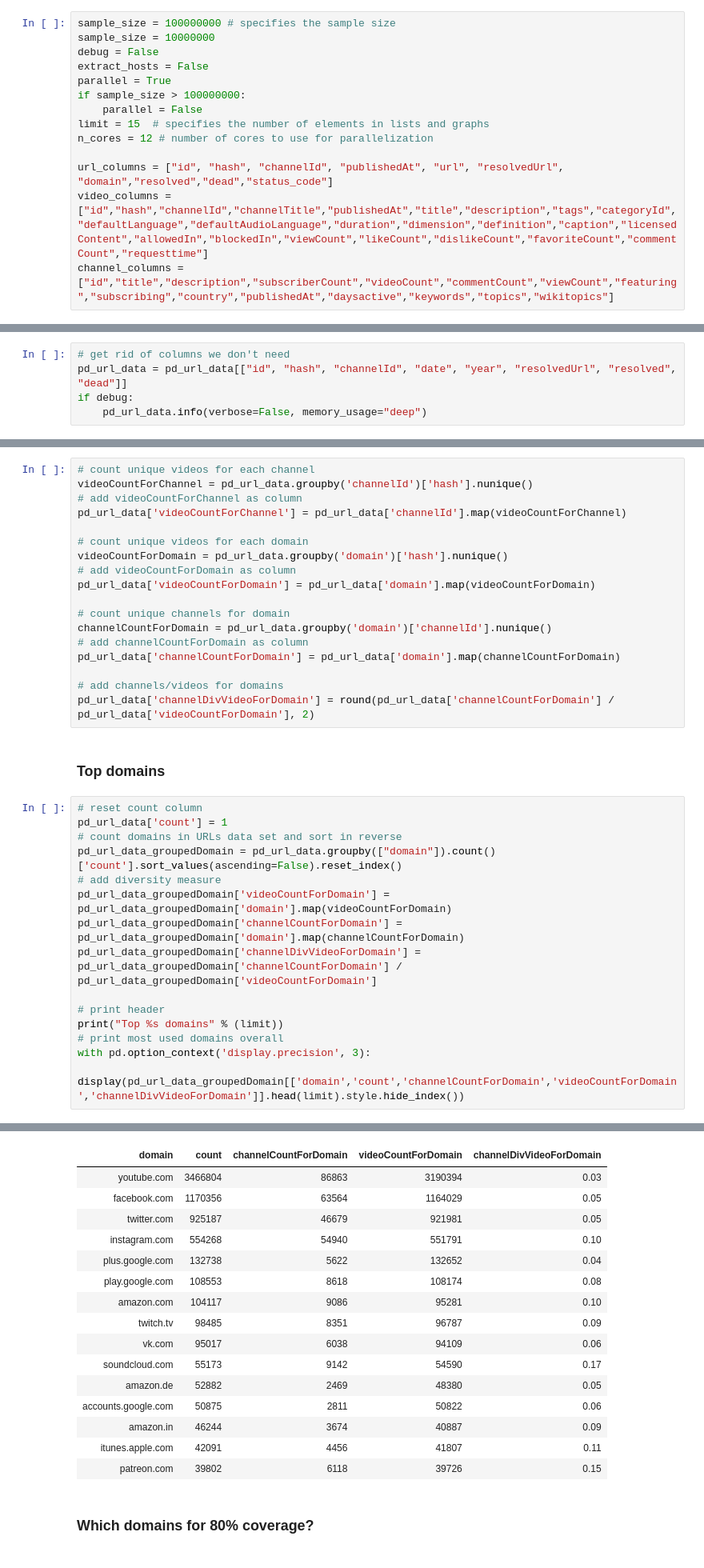
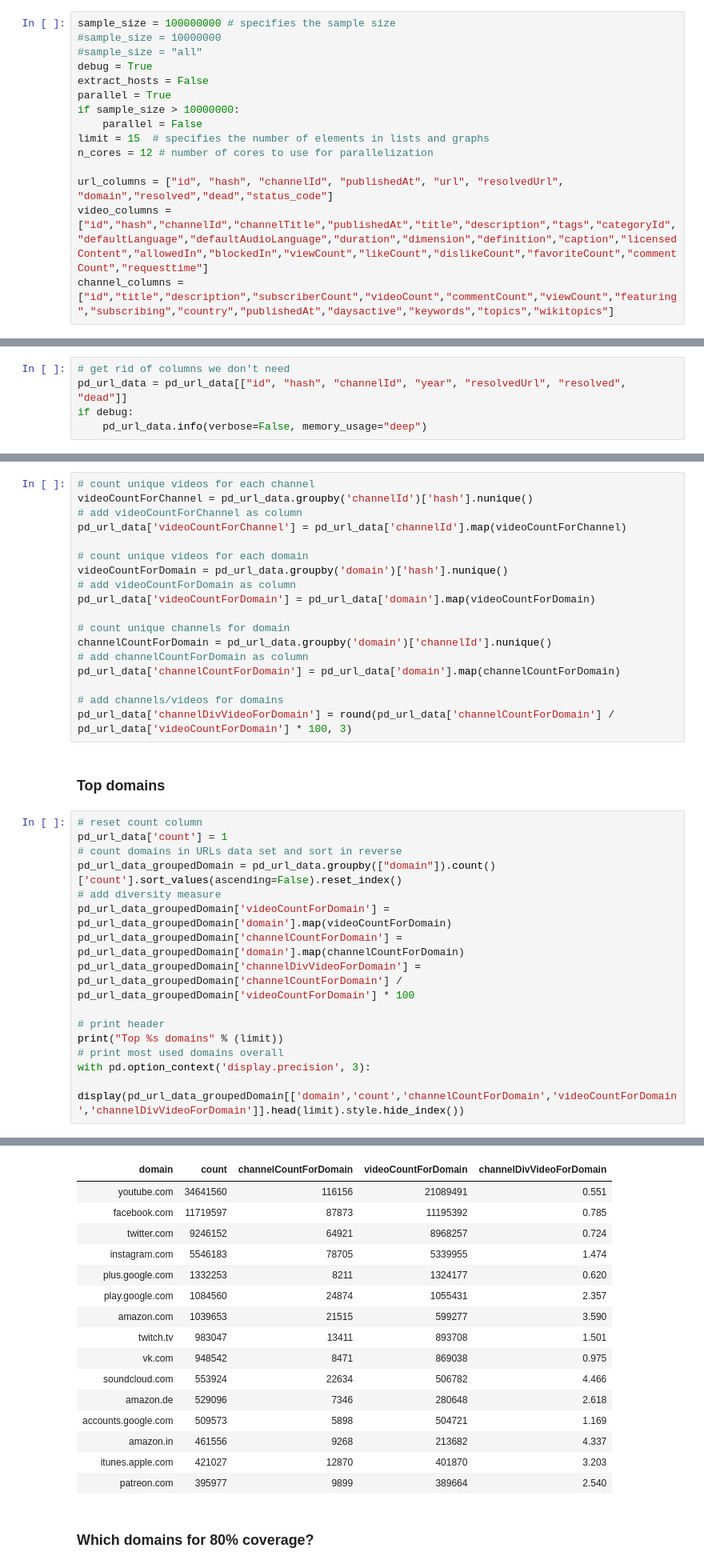
Before and after one commit to ErikBorra/yt_url_analysis, a Jupyter notebook: urls_analysis.ipynb, the cells around one changed output, grey strips where cells are left out. Shown: that part at 80% size. Drawn from its saved outputs; the diff is of its cells as text.

```diff
--- a/urls_analysis.ipynb
+++ b/urls_analysis.ipynb
@@ -5,11 +5,12 @@
 ### Data descriptions
 # %%
 sample_size = 100000000 # specifies the sample size
-sample_size = 10000000
-debug = False
+#sample_size = 10000000
+#sample_size = "all"
+debug = True
 extract_hosts = False
 parallel = True
-if sample_size > 100000000:
+if sample_size > 10000000:
     parallel = False
 limit = 15  # specifies the number of elements in lists and graphs
 n_cores = 12 # number of cores to use for parallelization
@@ -55,5 +68,5 @@ min date: 2005-11-12, max date: 2019-11-30
 # %%
 # get rid of columns we don't need
-pd_url_data = pd_url_data[["id", "hash", "channelId", "date", "year", "resolvedUrl", "resolved", "dead"]]
+pd_url_data = pd_url_data[["id", "hash", "channelId", "year", "resolvedUrl", "resolved", "dead"]]
 if debug:
     pd_url_data.info(verbose=False, memory_usage="deep")
@@ -276,42 +306,42 @@ channelCountForDomain = pd_url_data.groupby('domain')['channelId'].nunique()
 pd_url_data['channelCountForDomain'] = pd_url_data['domain'].map(channelCountForDomain)
 
 # add channels/videos for domains
-pd_url_data['channelDivVideoForDomain'] = round(pd_url_data['channelCountForDomain'] / pd_url_data['videoCountForDomain'], 2)
+pd_url_data['channelDivVideoForDomain'] = round(pd_url_data['channelCountForDomain'] / pd_url_data['videoCountForDomain'] * 100, 3)
 # %% [markdown]
 ### Top domains
 # %%
 # reset count column
 pd_url_data['count'] = 1
 # count domains in URLs data set and sort in reverse
 pd_url_data_groupedDomain = pd_url_data.groupby(["domain"]).count()['count'].sort_values(ascending=False).reset_index()
 # add diversity measure
 pd_url_data_groupedDomain['videoCountForDomain'] = pd_url_data_groupedDomain['domain'].map(videoCountForDomain)
 pd_url_data_groupedDomain['channelCountForDomain'] = pd_url_data_groupedDomain['domain'].map(channelCountForDomain)
-pd_url_data_groupedDomain['channelDivVideoForDomain'] = pd_url_data_groupedDomain['channelCountForDomain'] / pd_url_data_groupedDomain['videoCountForDomain']
+pd_url_data_groupedDomain['channelDivVideoForDomain'] = pd_url_data_groupedDomain['channelCountForDomain'] / pd_url_data_groupedDomain['videoCountForDomain'] * 100
 
 # print header
 print("Top %s domains" % (limit))
 # print most used domains overall
 with pd.option_context('display.precision', 3):
     display(pd_url_data_groupedDomain[['domain','count','channelCountForDomain','videoCountForDomain','channelDivVideoForDomain']].head(limit).style.hide_index())
 # %% [output]
 Top 15 domains
 | domain | count | channelCountForDomain | videoCountForDomain | channelDivVideoForDomain |
-| youtube.com | 3466804 | 86863 | 3190394 | 0.03 |
-| facebook.com | 1170356 | 63564 | 1164029 | 0.05 |
-| twitter.com | 925187 | 46679 | 921981 | 0.05 |
-| instagram.com | 554268 | 54940 | 551791 | 0.10 |
-| plus.google.com | 132738 | 5622 | 132652 | 0.04 |
-| play.google.com | 108553 | 8618 | 108174 | 0.08 |
-| amazon.com | 104117 | 9086 | 95281 | 0.10 |
-| twitch.tv | 98485 | 8351 | 96787 | 0.09 |
-| vk.com | 95017 | 6038 | 94109 | 0.06 |
-| soundcloud.com | 55173 | 9142 | 54590 | 0.17 |
-| amazon.de | 52882 | 2469 | 48380 | 0.05 |
-| accounts.google.com | 50875 | 2811 | 50822 | 0.06 |
-| amazon.in | 46244 | 3674 | 40887 | 0.09 |
-| itunes.apple.com | 42091 | 4456 | 41807 | 0.11 |
-| patreon.com | 39802 | 6118 | 39726 | 0.15 |
+| youtube.com | 34641560 | 116156 | 21089491 | 0.551 |
+| facebook.com | 11719597 | 87873 | 11195392 | 0.785 |
+| twitter.com | 9246152 | 64921 | 8968257 | 0.724 |
+| instagram.com | 5546183 | 78705 | 5339955 | 1.474 |
+| plus.google.com | 1332253 | 8211 | 1324177 | 0.620 |
+| play.google.com | 1084560 | 24874 | 1055431 | 2.357 |
+| amazon.com | 1039653 | 21515 | 599277 | 3.590 |
+| twitch.tv | 983047 | 13411 | 893708 | 1.501 |
+| vk.com | 948542 | 8471 | 869038 | 0.975 |
+| soundcloud.com | 553924 | 22634 | 506782 | 4.466 |
+| amazon.de | 529096 | 7346 | 280648 | 2.618 |
+| accounts.google.com | 509573 | 5898 | 504721 | 1.169 |
+| amazon.in | 461556 | 9268 | 213682 | 4.337 |
+| itunes.apple.com | 421027 | 12870 | 401870 | 3.203 |
+| patreon.com | 395977 | 9899 | 389664 | 2.540 |
 # %% [markdown]
 ### Which domains for 80% coverage?
 # %%
```
Also changed, not shown: parts of 19 cells of this notebook.
